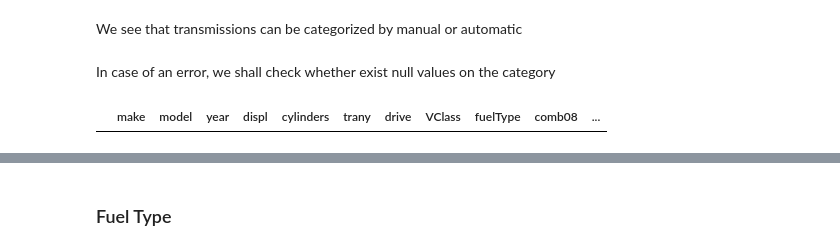
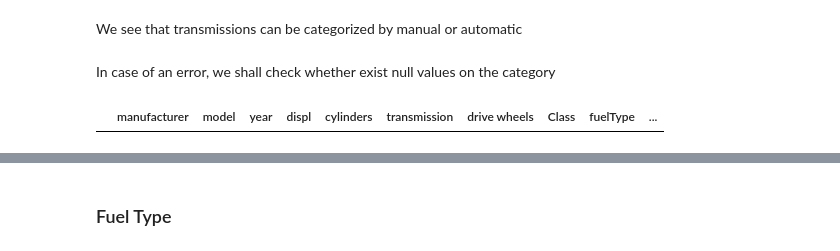
Before and after one commit to orgazAdrian/US-Car-Pollution-Data-Analysis, a Jupyter notebook: notebooks/Exploratory data analysis - 3. Variables Clustering.ipynb, the cells around one changed output, grey strips where cells are left out. Cells and saved outputs as stored; diff of their text form; code cells hidden in the pictures.

```diff
--- a/notebooks/Exploratory data analysis - 3. Variables Clustering.ipynb
+++ b/notebooks/Exploratory data analysis - 3. Variables Clustering.ipynb
@@ -120,3 +120,3 @@ vehicles.loc[(vehicles['VClass'].str.lower().str.contains('van')),
 # %%
-vehicles.VClass = vehicles.VClass.astype("category")
+vehicles.Class = vehicles.Class.astype("category")
 # %%
@@ -186,16 +186,16 @@ array(['Automatic 3-spd', 'Automatic 4-spd', 'Manual 5-spd',
 # %% [markdown]
 We see that transmissions can be categorized by manual or automatic
 # %%
-vehicles['trany'] = "Automatic"
+vehicles['transmission'] = "Automatic"
 
-vehicles.loc[vehicles['trany'].str.startswith('M'),
-            'trany'] = "Manual"
+vehicles.loc[vehicles['transmission'].str.startswith('M'),
+            'transmission'] = "Manual"
 # %% [markdown]
 In case of an error, we shall check whether exist null values on the category
 # %%
-vehicles[vehicles['trany'].isnull()]
+vehicles[vehicles['transmission'].isnull()]
 # %% [output]
-|  | make | model | year | displ | cylinders | trany | drive | VClass | fuelType | comb08 | ... |
+|  | manufacturer | model | year | displ | cylinders | transmission | drive wheels | Class | fuelType | ... |
 # %%
 vehicles.head()
 # %% [output]
```
Also changed, not shown: parts of 23 cells of this notebook, 2 other files.
